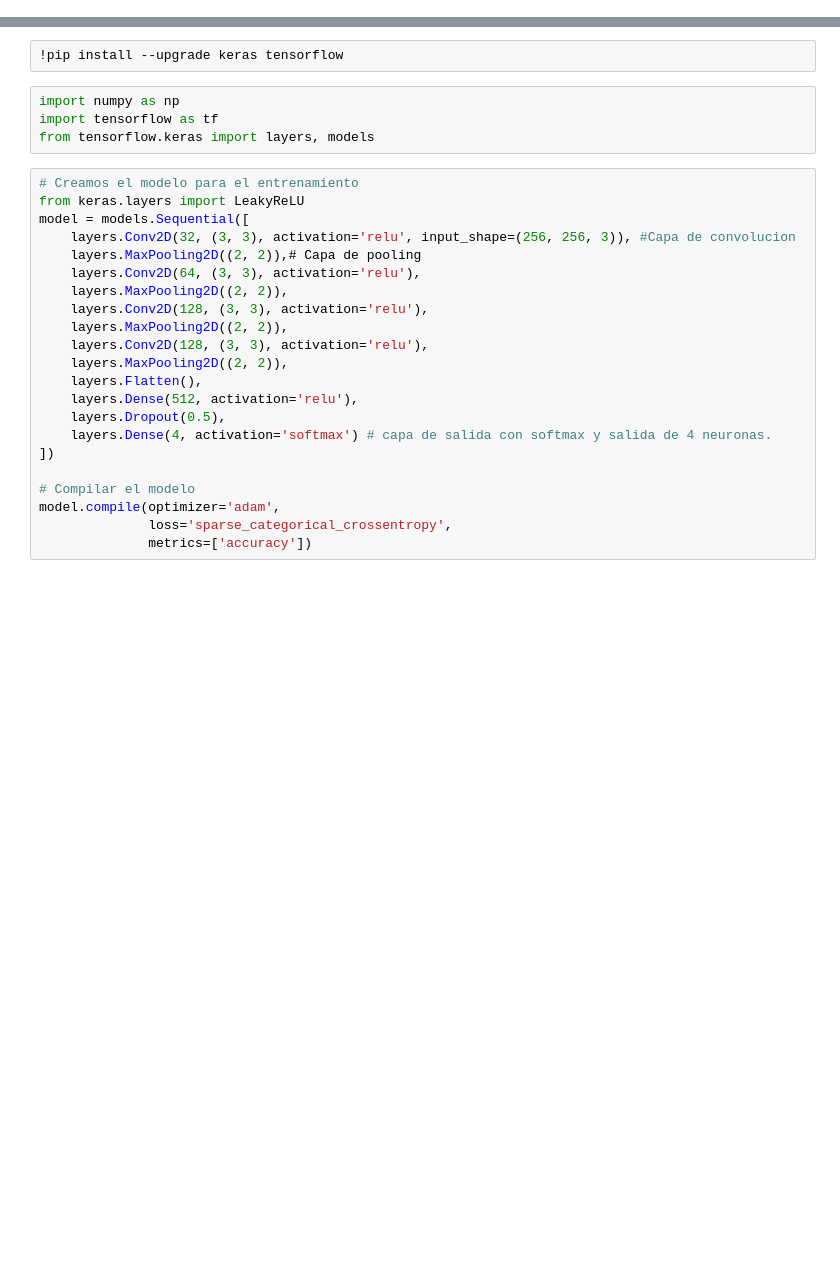
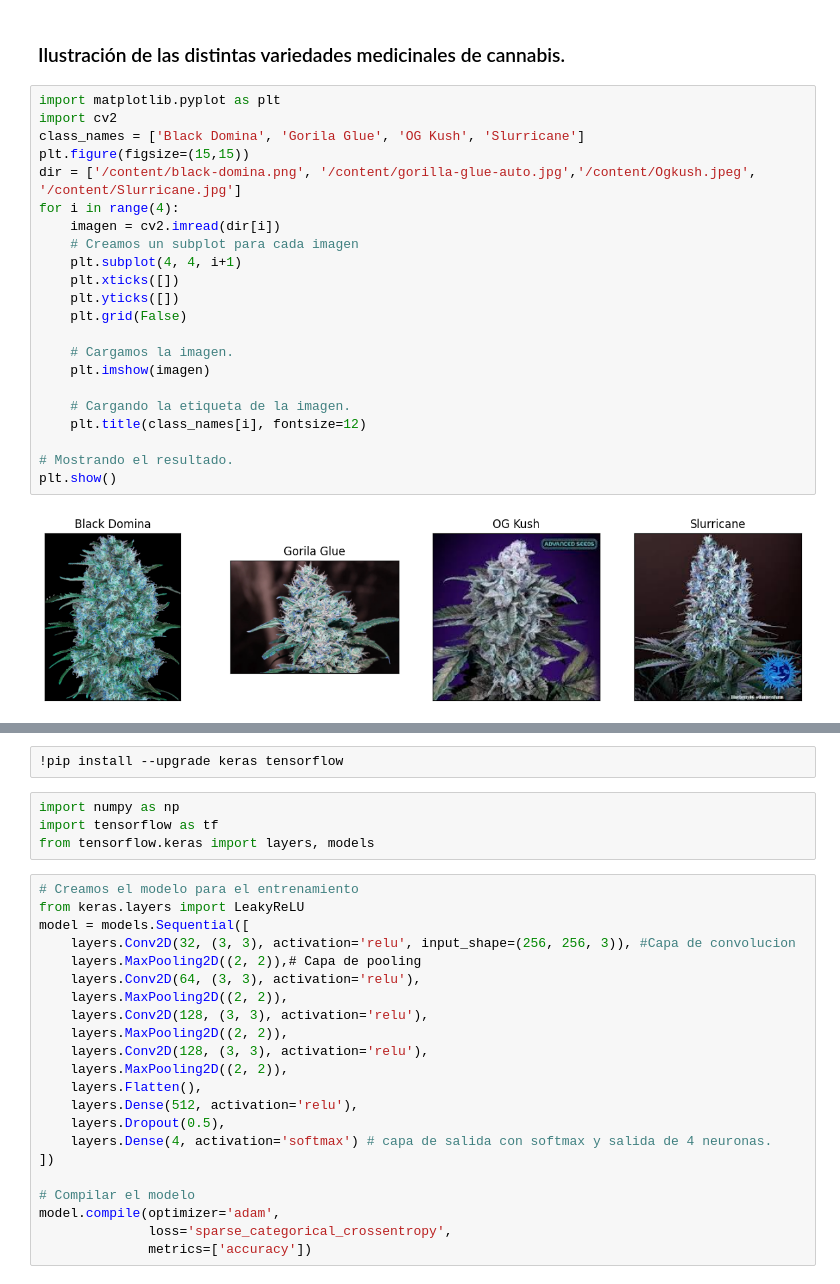
Before and after one commit to juancaalcaraz/G15PracticaProfesionalizante-II-ISPC, a Jupyter notebook: ModeloCNN.ipynb, the cells around one changed output, grey strips where cells are left out. Cells and saved outputs as stored; diff of their text form; blank space fills up the shorter version.

```diff
--- a/ModeloCNN.ipynb
+++ b/ModeloCNN.ipynb
@@ -2,0 +8,26 @@
+# %% [markdown]
+### Ilustración de las distintas variedades medicinales de cannabis.
+# %%
+import matplotlib.pyplot as plt
+import cv2
+class_names = ['Black Domina', 'Gorila Glue', 'OG Kush', 'Slurricane']
+plt.figure(figsize=(15,15))
+dir = ['/content/black-domina.png', '/content/gorilla-glue-auto.jpg','/content/Ogkush.jpeg', '/content/Slurricane.jpg']
+for i in range(4):
+    imagen = cv2.imread(dir[i])
+    # Creamos un subplot para cada imagen
+    plt.subplot(4, 4, i+1)
+    plt.xticks([])
+    plt.yticks([])
+    plt.grid(False)
+
+    # Cargamos la imagen.
+    plt.imshow(imagen)
+
+    # Cargando la etiqueta de la imagen.
+    plt.title(class_names[i], fontsize=12)
+
+# Mostrando el resultado.
+plt.show()
+# %% [output]
+[figure, added]
```
Also changed, not shown: parts of 5 cells of this notebook.
